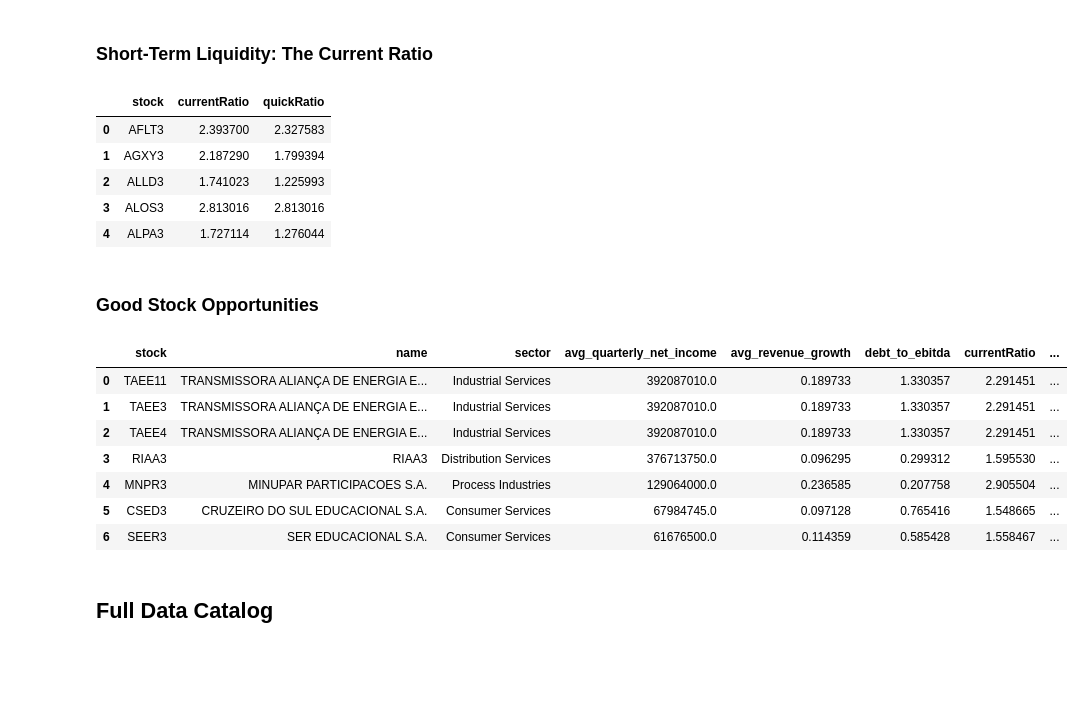
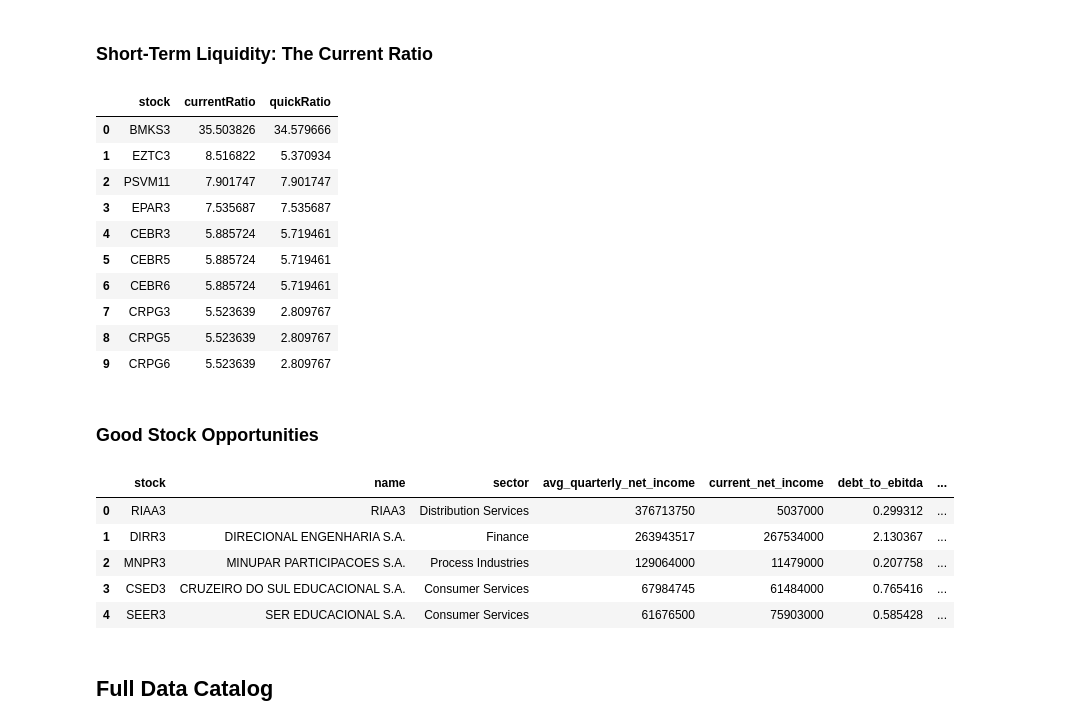
Before and after one commit to Henmachado/brapi_stocks, a Jupyter notebook: data_lake.ipynb, the cells around one changed output. Drawn from its saved outputs; the diff is of its cells as text; code cells hidden in the pictures; blank space fills up the shorter version.

```diff
--- a/data_lake.ipynb
+++ b/data_lake.ipynb
@@ -98,13 +114,15 @@ consistent_growth_df = (
     .groupBy("stock")
     .agg(
         F.sum("is_growing").alias("consistent_growth_quarters"),
-        F.avg("revenueGrowth").alias("avg_revenue_growth")
+        F.avg("revenueGrowth").alias("avg_revenue_growth"),
+        F.max(F.when(F.col("rank") == 1, F.col("revenueGrowth"))).alias("current_revenue_growth"),
+        F.max(F.when(F.col("rank") == 1, F.col("totalRevenue"))).alias("current_revenue"),
     )
     # Keep companies that hit our target growth benchmark in all 4 quarters
     .filter(F.col("consistent_growth_quarters") == 4)
-    .select("stock", "avg_revenue_growth")
-    .orderBy(F.col("avg_revenue_growth").desc())
+    .select("stock", "avg_revenue_growth", "current_revenue_growth", "current_revenue")
+    .orderBy("current_revenue", ascending=False)
 )
 
-consistent_growth_df.toPandas().head()
+consistent_growth_df.toPandas().head(10)
 # %% [output]
@@ -148,9 +176,9 @@ fcf_health_df = (
     .withColumn("fcf_margin", F.col("freeCashflow") / F.col("totalRevenue"))
     .filter(F.col("fcf_margin") > 0.10)
     .select("stock", "freeCashflow", "fcf_margin")
-    .orderBy("fcf_margin", ascending=False)
+    .orderBy("freeCashflow", ascending=False)
 )
 
-fcf_health_df.toPandas().head()
+fcf_health_df.toPandas().head(10)
 # %% [output]
 |  | stock | freeCashflow | fcf_margin |
@@ -187,50 +225,64 @@ liquidity_df = (
     spark.table("financialdatahistoryquarterly")
     .withColumn("rank", F.row_number().over(latest_window))
     .filter(F.col("rank") == 1)
-    .filter(F.col("currentRatio") >= 1.5)
+    .filter(F.col("currentRatio") >= 1.0)
+    .filter(F.col("quickRatio") >= 1.0)
     .select("stock", "currentRatio", "quickRatio")
+    .orderBy("currentRatio", ascending=False)
 )
 
-liquidity_df.toPandas().head()
+liquidity_df.toPandas().head(10)
 # %% [output]
 |  | stock | currentRatio | quickRatio |
-| 0 | AFLT3 | 2.393700 | 2.327583 |
-| 1 | AGXY3 | 2.187290 | 1.799394 |
-| 2 | ALLD3 | 1.741023 | 1.225993 |
-| 3 | ALOS3 | 2.813016 | 2.813016 |
-| 4 | ALPA3 | 1.727114 | 1.276044 |
+| 0 | BMKS3 | 35.503826 | 34.579666 |
+| 1 | EZTC3 | 8.516822 | 5.370934 |
+| 2 | PSVM11 | 7.901747 | 7.901747 |
+| 3 | EPAR3 | 7.535687 | 7.535687 |
+| 4 | CEBR3 | 5.885724 | 5.719461 |
+| 5 | CEBR5 | 5.885724 | 5.719461 |
+| 6 | CEBR6 | 5.885724 | 5.719461 |
+| 7 | CRPG3 | 5.523639 | 2.809767 |
+| 8 | CRPG5 | 5.523639 | 2.809767 |
+| 9 | CRPG6 | 5.523639 | 2.809767 |
 # %% [markdown]
 ### Good Stock Opportunities
 # %%
 stock_opportunities_df = (
     # Baseline active tickers
     spark.table("activetickers").select("stock", "name", "sector")
-    # 1. Profits & Growth checks from previous queries
+
+    # Consistent Profits for the Last 4 Quarters
     .join(consistent_profits_df, on="stock", how="inner")
+
+    # Low Debt in Proportion to EBITDA
+    .join(low_debt_df.select("stock", "debt_to_ebitda"), on="stock", how="inner")
+
+    # Consistent Growth for the Last 4 Quarters
     .join(consistent_growth_df, on="stock", how="inner")
-    # 2. Add Long-term Leverage safety
-    .join(low_debt_df.select("stock", "debt_to_ebitda"), on="stock", how="inner")
-    # 3. Add short-term liquidity safety
+
+    # Capital Efficiency (ROE & ROA)
+    .join(efficiency_df, on="stock", how="inner")
+
+    # Free Cash Flow Margin
+    .join(fcf_health_df, on="stock", how="inner")
+
+    # PEG Ratio
+    .join(growth_valuation_df, on="stock", how="inner")
+
+    # Short Term Liquidity
     .join(liquidity_df, on="stock", how="inner")
-    # 4. Add Capital Efficiency
-    .join(efficiency_df, on="stock", how="inner")
-    # 5. Add FCF Quality Check
-    .join(fcf_health_df, on="stock", how="inner")
-    # 6. Add Growth-Adjusted Valuation
-    # .join(growth_valuation_df, on="stock", how="inner")
+
     .orderBy("avg_quarterly_net_income", ascending=False)
 )
 
 stock_opportunities_df.toPandas().head(20)
 # %% [output]
-|  | stock | name | sector | avg_quarterly_net_income | avg_revenue_growth | debt_to_ebitda | currentRatio | ... |
-| 0 | TAEE11 | TRANSMISSORA ALIANÇA DE ENERGIA E... | Industrial Services | 392087010.0 | 0.189733 | 1.330357 | 2.291451 | ... |
-| 1 | TAEE3 | TRANSMISSORA ALIANÇA DE ENERGIA E... | Industrial Services | 392087010.0 | 0.189733 | 1.330357 | 2.291451 | ... |
-| 2 | TAEE4 | TRANSMISSORA ALIANÇA DE ENERGIA E... | Industrial Services | 392087010.0 | 0.189733 | 1.330357 | 2.291451 | ... |
-| 3 | RIAA3 | RIAA3 | Distribution Services | 376713750.0 | 0.096295 | 0.299312 | 1.595530 | ... |
-| 4 | MNPR3 | MINUPAR PARTICIPACOES S.A. | Process Industries | 129064000.0 | 0.236585 | 0.207758 | 2.905504 | ... |
-| 5 | CSED3 | CRUZEIRO DO SUL EDUCACIONAL S.A. | Consumer Services | 67984745.0 | 0.097128 | 0.765416 | 1.548665 | ... |
-| 6 | SEER3 | SER EDUCACIONAL S.A. | Consumer Services | 61676500.0 | 0.114359 | 0.585428 | 1.558467 | ... |
+|  | stock | name | sector | avg_quarterly_net_income | current_net_income | debt_to_ebitda | ... |
+| 0 | RIAA3 | RIAA3 | Distribution Services | 376713750 | 5037000 | 0.299312 | ... |
+| 1 | DIRR3 | DIRECIONAL ENGENHARIA S.A. | Finance | 263943517 | 267534000 | 2.130367 | ... |
+| 2 | MNPR3 | MINUPAR PARTICIPACOES S.A. | Process Industries | 129064000 | 11479000 | 0.207758 | ... |
+| 3 | CSED3 | CRUZEIRO DO SUL EDUCACIONAL S.A. | Consumer Services | 67984745 | 61484000 | 0.765416 | ... |
+| 4 | SEER3 | SER EDUCACIONAL S.A. | Consumer Services | 61676500 | 75903000 | 0.585428 | ... |
 # %% [markdown]
 ## Full Data Catalog
 # %%
```
Also changed, not shown: parts of 9 cells of this notebook.
